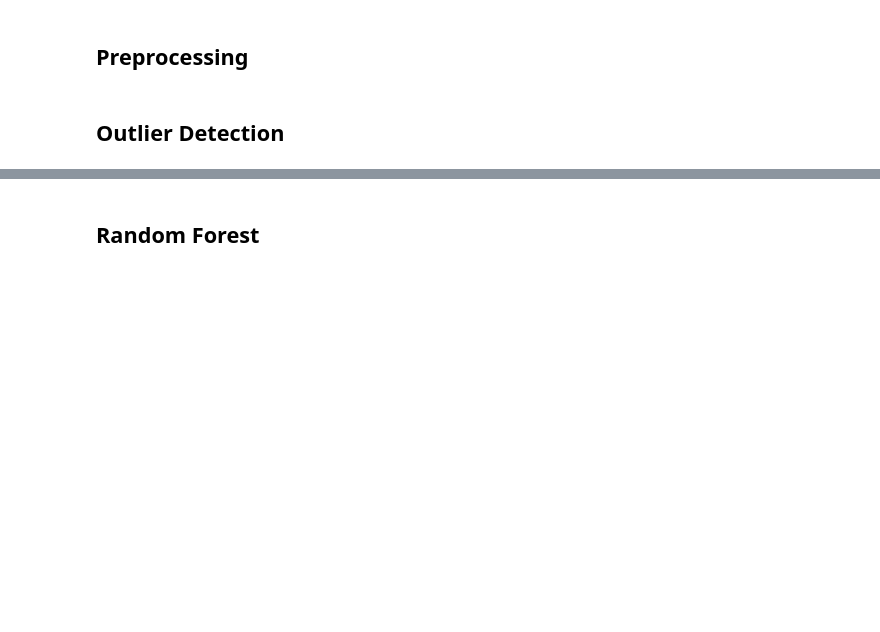
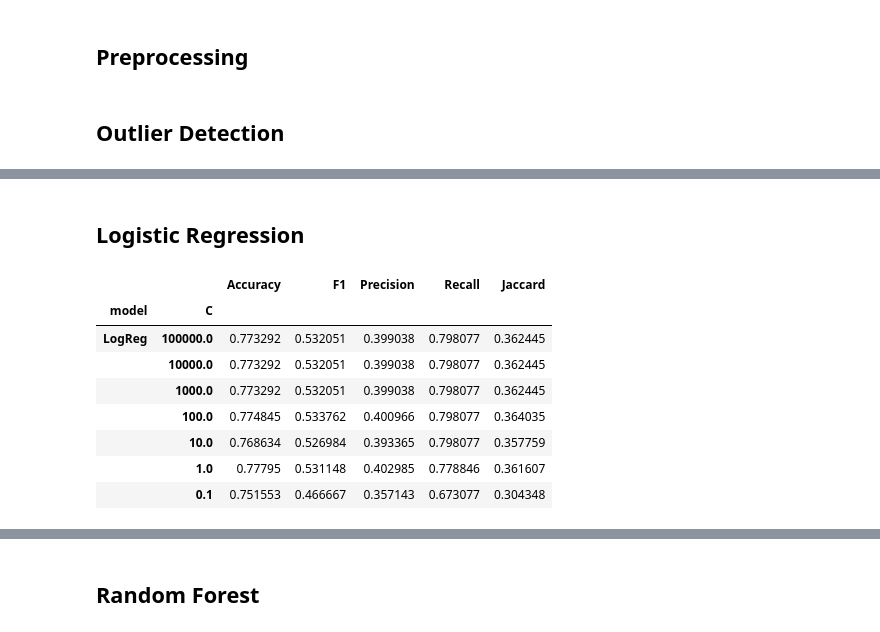
Before and after one commit to zivkovicbogdana/breast-cancer-prediction, a Jupyter notebook: analysis.ipynb, the cells around one changed output, grey strips where cells are left out. Saved outputs shown, nothing was run; the diff lists cells and outputs as text; code cells hidden in the pictures; blank space fills up the shorter version.

```diff
--- a/analysis.ipynb
+++ b/analysis.ipynb
@@ -95,0 +171,29 @@ Resampled dataset shape: Counter({0: 2819, 1: 2819})
+# %% [markdown]
+## Logistic Regression
+# %%
+from sklearn.linear_model import LogisticRegression
+
+
+index= pd.MultiIndex.from_arrays([[], []], names=('model', 'C'))
+results_logreg = pd.DataFrame(index=index, columns= ['Accuracy', 'F1', 'Precision', 'Recall', 'Jaccard'])
+
+lambdas = [0.00001, 0.0001, 0.001, 0.01, 0.1, 1, 10]
+
+for l in lambdas:
+    C = 1/l
+    logreg = LogisticRegression(C=C, max_iter=1000)
+    logreg = logreg.fit(X_train,y_train)
+    y_pred = logreg.predict(X_val)
+    results_logreg.loc[('LogReg', C), :] = compute_metrics(y_val, y_pred)
+
+results_logreg.sort_values(by='Recall', ascending=False)
+# %% [output]
+|  |  | Accuracy | F1 | Precision | Recall | Jaccard |
+| model | C |  |  |  |  |  |
+| LogReg | 100000.0 | 0.773292 | 0.532051 | 0.399038 | 0.798077 | 0.362445 |
+|  | 10000.0 | 0.773292 | 0.532051 | 0.399038 | 0.798077 | 0.362445 |
+|  | 1000.0 | 0.773292 | 0.532051 | 0.399038 | 0.798077 | 0.362445 |
+|  | 100.0 | 0.774845 | 0.533762 | 0.400966 | 0.798077 | 0.364035 |
+|  | 10.0 | 0.768634 | 0.526984 | 0.393365 | 0.798077 | 0.357759 |
+|  | 1.0 | 0.77795 | 0.531148 | 0.402985 | 0.778846 | 0.361607 |
+|  | 0.1 | 0.751553 | 0.466667 | 0.357143 | 0.673077 | 0.304348 |
```
Also changed, not shown: parts of 25 cells of this notebook.
